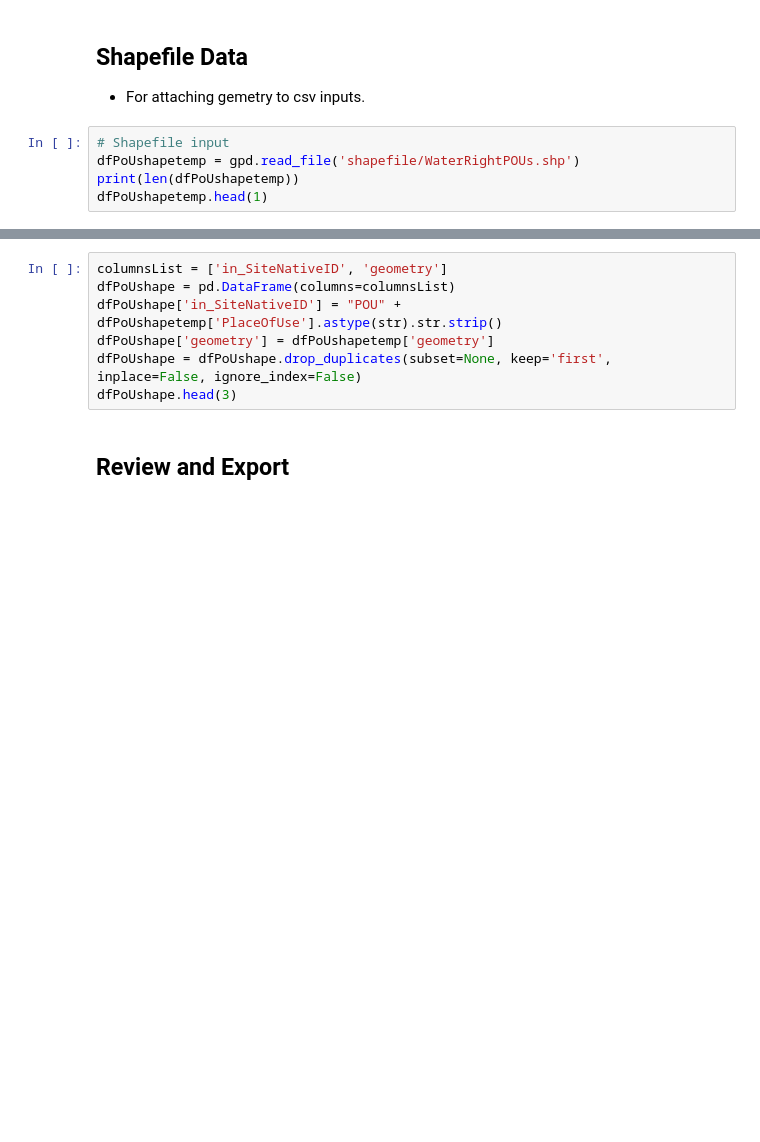
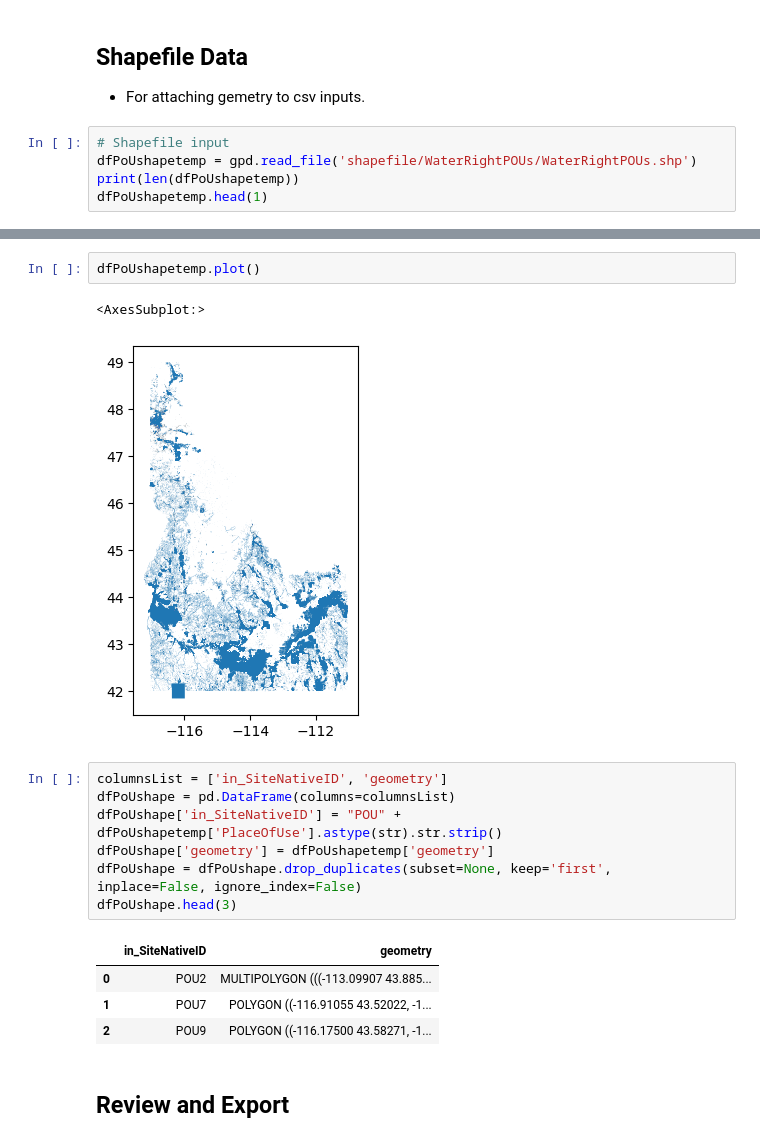
Before and after one commit to WSWCWaterDataExchange/MappingStatesDataToWaDE2.0, a Jupyter notebook: Idaho/WaterAllocation/0_PreProcessIdahoAllocationData.ipynb, the cells around one changed output, grey strips where cells are left out. Cells and saved outputs as stored; diff of their text form; blank space fills up the shorter version.

```diff
--- a/Idaho/WaterAllocation/0_PreProcessIdahoAllocationData.ipynb
+++ b/Idaho/WaterAllocation/0_PreProcessIdahoAllocationData.ipynb
@@ -302,6 +329,6 @@ outdf['in_WaterSourceNativeID'].unique()
 - For attaching gemetry to csv inputs.
 # %%
 # Shapefile input
-dfPoUshapetemp = gpd.read_file('shapefile/WaterRightPOUs.shp')
+dfPoUshapetemp = gpd.read_file('shapefile/WaterRightPOUs/WaterRightPOUs.shp')
 print(len(dfPoUshapetemp))
 dfPoUshapetemp.head(1)
@@ -308,3 +339,8 @@ dfPoUshapetemp.head(1)
+# %%
+dfPoUshapetemp.plot()
+# %% [output]
+<AxesSubplot:>
+[figure, added]
 # %%
 columnsList = ['in_SiteNativeID', 'geometry']
 dfPoUshape = pd.DataFrame(columns=columnsList)
@@ -312,6 +348,11 @@ dfPoUshape['in_SiteNativeID'] = "POU" + dfPoUshapetemp['PlaceOfUse'].astype(str)
 dfPoUshape['geometry'] = dfPoUshapetemp['geometry']
 dfPoUshape = dfPoUshape.drop_duplicates(subset=None, keep='first', inplace=False, ignore_index=False)
 dfPoUshape.head(3)
+# %% [output]
+|  | in_SiteNativeID | geometry |
+| 0 | POU2 | MULTIPOLYGON (((-113.09907 43.885... |
+| 1 | POU7 | POLYGON ((-116.91055 43.52022, -1... |
+| 2 | POU9 | POLYGON ((-116.17500 43.58271, -1... |
 # %% [markdown]
 ## Review and Export
 # %%
```
Also changed, not shown: parts of 26 cells of this notebook, 8 other files.
